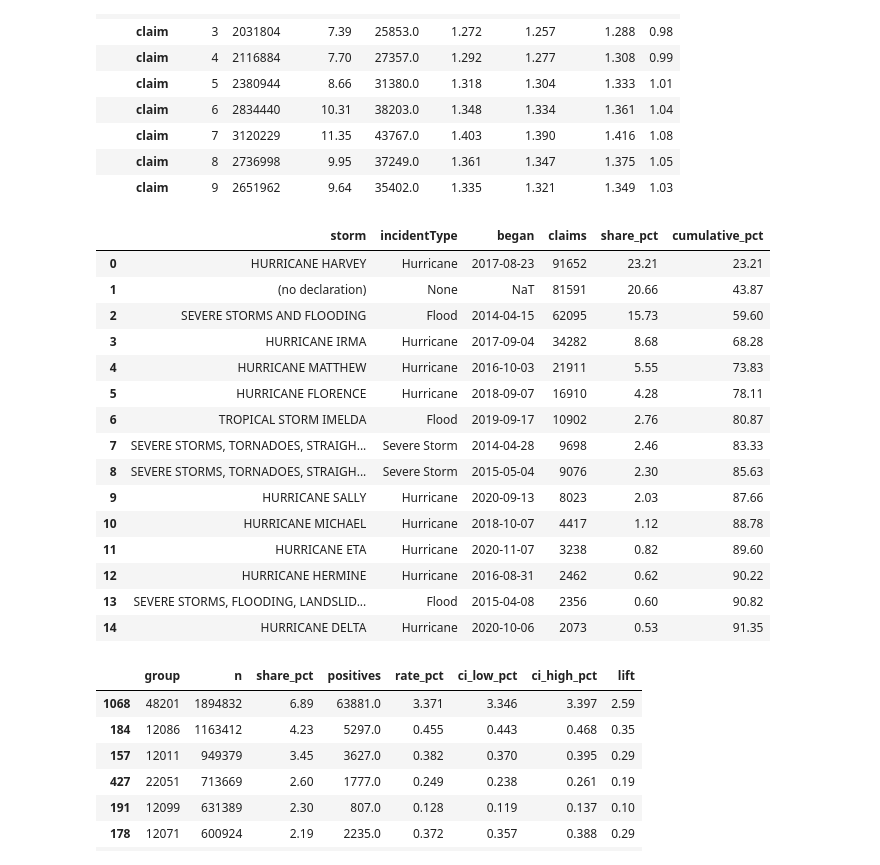
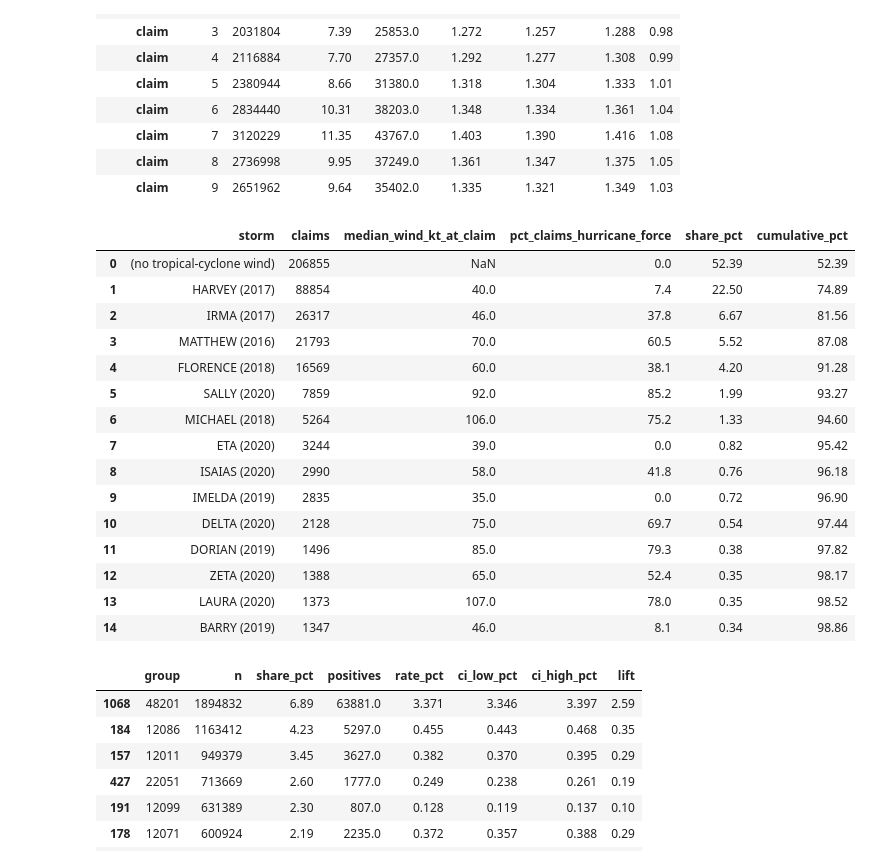
Before and after one commit to jmsebastiancarino/Probabilistic-Model-for-Non-Life-Insurance-Flood-Risk, a Jupyter notebook: notebooks/05_eda_and_feature_engineering.ipynb, the cells around one changed output. Cells and saved outputs as stored; diff of their text form; code cells hidden in the pictures.

```diff
--- a/notebooks/05_eda_and_feature_engineering.ipynb
+++ b/notebooks/05_eda_and_feature_engineering.ipynb
@@ -384,48 +417,49 @@ explore("start_month", keys=("claim",), label="start month")
 | claim | 8 | 2736998 | 9.95 | 37249.0 | 1.361 | 1.347 | 1.375 | 1.05 |
 | claim | 9 | 2651962 | 9.64 | 35402.0 | 1.335 | 1.321 | 1.349 | 1.03 |
 # %%
-# Step 3.1b Claims by storm: each claim in the training years is matched to the flood-related
-# declaration in its state whose incident period covers the date of loss
+# Step 3.1b Claims by storm: each training-year claim is matched to the tropical cyclone that brought the
+# strongest wind (34+ kt) to the claim's 0.1-degree cell, from 3 days before to 10 days after the date of loss
 train_years = [r[0] for r in con.execute(f"SELECT DISTINCT period_year FROM population WHERE {TRAIN} ORDER BY 1").fetchall()]
 states_sql = ", ".join(f"'{s}'" for s in STATES)
 storms = con.sql(f'''
     WITH cl AS (
-        SELECT id, state, loss_date FROM clean_claims
+        SELECT id, CAST(latitude AS DOUBLE) AS lat, CAST(longitude AS DOUBLE) AS lon, loss_date
+        FROM clean_claims
         WHERE state IN ({states_sql}) AND YEAR(loss_date) IN ({", ".join(str(y) for y in train_years)})
     ),
-    dz AS (
-        SELECT DISTINCT disasterNumber, state, declarationTitle, incidentType, incident_begin, incident_end
-        FROM clean_disasters WHERE is_flood_related AND state IN ({states_sql})
-    ),
     m AS (
-        SELECT cl.id, dz.disasterNumber, dz.declarationTitle, dz.incidentType, dz.incident_begin
-        FROM cl LEFT JOIN dz ON dz.state = cl.state AND cl.loss_date BETWEEN dz.incident_begin AND dz.incident_end
-        QUALIFY ROW_NUMBER() OVER (PARTITION BY cl.id ORDER BY dz.incident_begin DESC NULLS LAST) = 1
+        SELECT cl.id, w.storm_name, w.season, w.wind_kt
+        FROM cl LEFT JOIN storm_wind w
+          ON w.latitude = cl.lat AND w.longitude = cl.lon
+         AND cl.loss_date BETWEEN w.wind_date - INTERVAL 3 DAY AND w.wind_date + INTERVAL 10 DAY
+        QUALIFY ROW_NUMBER() OVER (PARTITION BY cl.id ORDER BY w.wind_kt DESC NULLS LAST) = 1
     )
-    SELECT COALESCE(declarationTitle, '(no declaration)') AS storm, incidentType,
-           MIN(incident_begin) AS began, COUNT(*) AS claims
+    SELECT COALESCE(storm_name || ' (' || season || ')', '(no tropical-cyclone wind)') AS storm,
+           COUNT(*) AS claims,
+           ROUND(MEDIAN(wind_kt)) AS median_wind_kt_at_claim,
+           ROUND(100 * AVG(CASE WHEN wind_kt >= 64 THEN 1.0 ELSE 0 END), 1) AS pct_claims_hurricane_force
     FROM m GROUP BY ALL ORDER BY claims DESC
 ''').df()
 storms["share_pct"] = (100 * storms["claims"] / storms["claims"].sum()).round(2)
 storms["cumulative_pct"] = storms["share_pct"].cumsum().round(2)
 storms.head(15)
 # %% [output]
-|  | storm | incidentType | began | claims | share_pct | cumulative_pct |
-| 0 | HURRICANE HARVEY | Hurricane | 2017-08-23 | 91652 | 23.21 | 23.21 |
-| 1 | (no declaration) | None | NaT | 81591 | 20.66 | 43.87 |
-| 2 | SEVERE STORMS AND FLOODING | Flood | 2014-04-15 | 62095 | 15.73 | 59.60 |
-| 3 | HURRICANE IRMA | Hurricane | 2017-09-04 | 34282 | 8.68 | 68.28 |
-| 4 | HURRICANE MATTHEW | Hurricane | 2016-10-03 | 21911 | 5.55 | 73.83 |
-| 5 | HURRICANE FLORENCE | Hurricane | 2018-09-07 | 16910 | 4.28 | 78.11 |
-| 6 | TROPICAL STORM IMELDA | Flood | 2019-09-17 | 10902 | 2.76 | 80.87 |
-| 7 | SEVERE STORMS, TORNADOES, STRAIGH... | Severe Storm | 2014-04-28 | 9698 | 2.46 | 83.33 |
-| 8 | SEVERE STORMS, TORNADOES, STRAIGH... | Severe Storm | 2015-05-04 | 9076 | 2.30 | 85.63 |
-| 9 | HURRICANE SALLY | Hurricane | 2020-09-13 | 8023 | 2.03 | 87.66 |
-| 10 | HURRICANE MICHAEL | Hurricane | 2018-10-07 | 4417 | 1.12 | 88.78 |
-| 11 | HURRICANE ETA | Hurricane | 2020-11-07 | 3238 | 0.82 | 89.60 |
-| 12 | HURRICANE HERMINE | Hurricane | 2016-08-31 | 2462 | 0.62 | 90.22 |
-| 13 | SEVERE STORMS, FLOODING, LANDSLID... | Flood | 2015-04-08 | 2356 | 0.60 | 90.82 |
-| 14 | HURRICANE DELTA | Hurricane | 2020-10-06 | 2073 | 0.53 | 91.35 |
+|  | storm | claims | median_wind_kt_at_claim | pct_claims_hurricane_force | share_pct | cumulative_pct |
+| 0 | (no tropical-cyclone wind) | 206855 | NaN | 0.0 | 52.39 | 52.39 |
+| 1 | HARVEY (2017) | 88854 | 40.0 | 7.4 | 22.50 | 74.89 |
+| 2 | IRMA (2017) | 26317 | 46.0 | 37.8 | 6.67 | 81.56 |
+| 3 | MATTHEW (2016) | 21793 | 70.0 | 60.5 | 5.52 | 87.08 |
+| 4 | FLORENCE (2018) | 16569 | 60.0 | 38.1 | 4.20 | 91.28 |
+| 5 | SALLY (2020) | 7859 | 92.0 | 85.2 | 1.99 | 93.27 |
+| 6 | MICHAEL (2018) | 5264 | 106.0 | 75.2 | 1.33 | 94.60 |
+| 7 | ETA (2020) | 3244 | 39.0 | 0.0 | 0.82 | 95.42 |
+| 8 | ISAIAS (2020) | 2990 | 58.0 | 41.8 | 0.76 | 96.18 |
+| 9 | IMELDA (2019) | 2835 | 35.0 | 0.0 | 0.72 | 96.90 |
+| 10 | DELTA (2020) | 2128 | 75.0 | 69.7 | 0.54 | 97.44 |
+| 11 | DORIAN (2019) | 1496 | 85.0 | 79.3 | 0.38 | 97.82 |
+| 12 | ZETA (2020) | 1388 | 65.0 | 52.4 | 0.35 | 98.17 |
+| 13 | LAURA (2020) | 1373 | 107.0 | 78.0 | 0.35 | 98.52 |
+| 14 | BARRY (2019) | 1347 | 46.0 | 8.1 | 0.34 | 98.86 |
 # %%
 # Step 3.1c Claim rate by county (largest 15 counties)
 county = rate_table(con, "features", "county_fips", "CLAIM_IN_TERM", where=f"{TRAIN} AND in_pop_claim", min_n=MIN_N)
```
Also changed, not shown: parts of 38 cells of this notebook, 30 other files.
